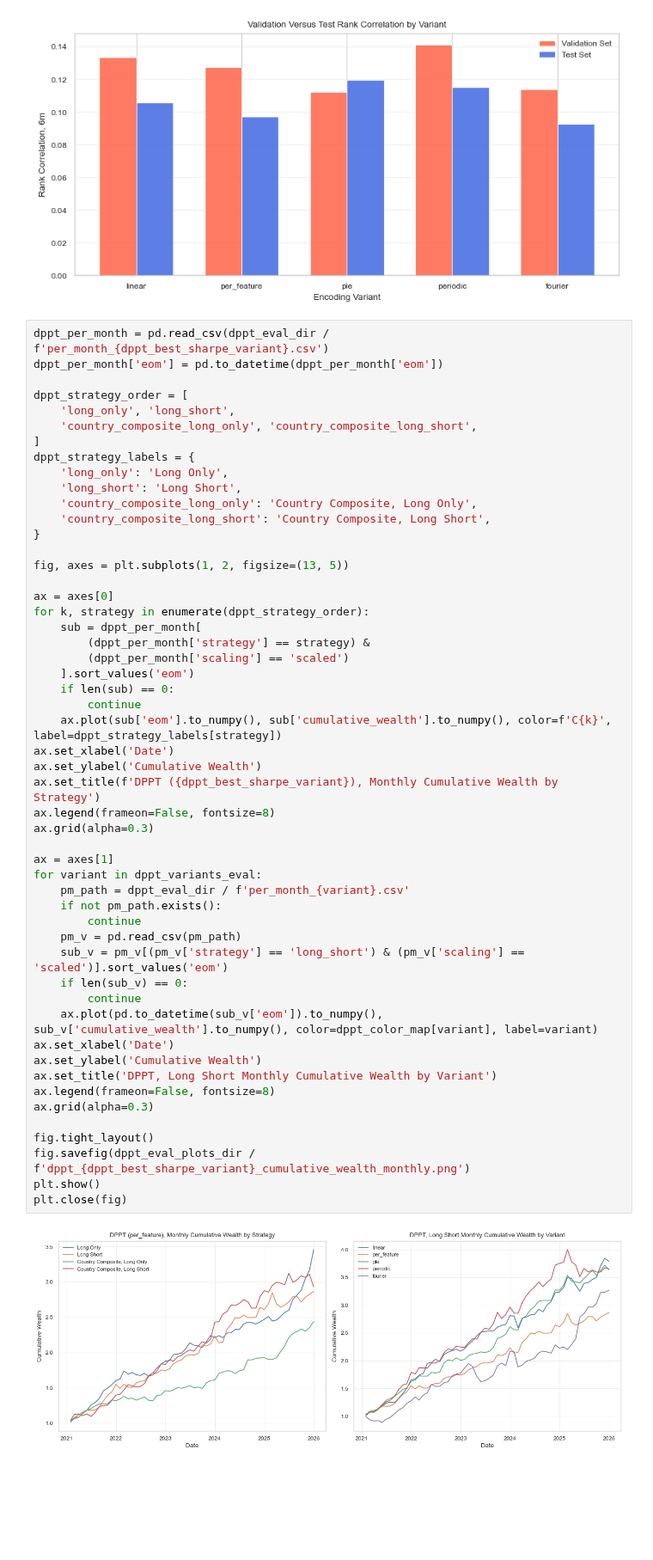
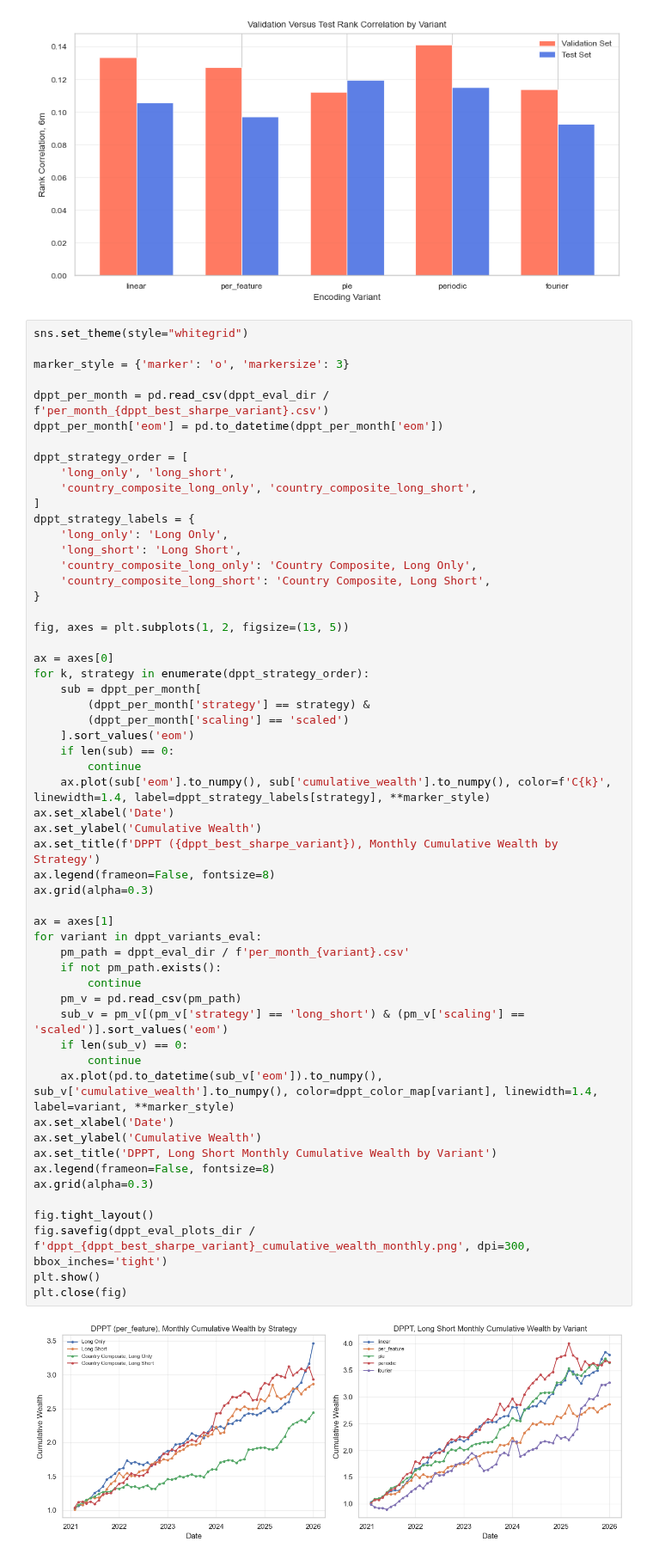
Before and after one commit to Hemasrikar/portfolio-transformers, a Jupyter notebook: notebooks/summary_plots.ipynb, the cells around one changed output. Shown at 86% size. Drawn from its saved outputs; the diff is of its cells as text; blank space fills up the shorter version.

Commit message:
added extra plots

```diff
--- a/notebooks/summary_plots.ipynb
+++ b/notebooks/summary_plots.ipynb
@@ -1571,6 +1571,10 @@ plt.close(fig)
 # %% [output]
 [figure]
 # %%
+sns.set_theme(style="whitegrid")
+
+marker_style = {'marker': 'o', 'markersize': 3}
+
 dppt_per_month = pd.read_csv(dppt_eval_dir / f'per_month_{dppt_best_sharpe_variant}.csv')
 dppt_per_month['eom'] = pd.to_datetime(dppt_per_month['eom'])
 
@@ -1593,37 +1597,37 @@ for k, strategy in enumerate(dppt_strategy_order):
         (dppt_per_month['strategy'] == strategy) &
         (dppt_per_month['scaling'] == 'scaled')
     ].sort_values('eom')
     if len(sub) == 0:
         continue
-    ax.plot(sub['eom'].to_numpy(), sub['cumulative_wealth'].to_numpy(), color=f'C{k}', label=dppt_strategy_labels[strategy])
+    ax.plot(sub['eom'].to_numpy(), sub['cumulative_wealth'].to_numpy(), color=f'C{k}', linewidth=1.4, label=dppt_strategy_labels[strategy], **marker_style)
 ax.set_xlabel('Date')
 ax.set_ylabel('Cumulative Wealth')
 ax.set_title(f'DPPT ({dppt_best_sharpe_variant}), Monthly Cumulative Wealth by Strategy')
 ax.legend(frameon=False, fontsize=8)
 ax.grid(alpha=0.3)
 
 ax = axes[1]
 for variant in dppt_variants_eval:
     pm_path = dppt_eval_dir / f'per_month_{variant}.csv'
     if not pm_path.exists():
         continue
     pm_v = pd.read_csv(pm_path)
     sub_v = pm_v[(pm_v['strategy'] == 'long_short') & (pm_v['scaling'] == 'scaled')].sort_values('eom')
     if len(sub_v) == 0:
         continue
-    ax.plot(pd.to_datetime(sub_v['eom']).to_numpy(), sub_v['cumulative_wealth'].to_numpy(), color=dppt_color_map[variant], label=variant)
+    ax.plot(pd.to_datetime(sub_v['eom']).to_numpy(), sub_v['cumulative_wealth'].to_numpy(), color=dppt_color_map[variant], linewidth=1.4, label=variant, **marker_style)
 ax.set_xlabel('Date')
 ax.set_ylabel('Cumulative Wealth')
 ax.set_title('DPPT, Long Short Monthly Cumulative Wealth by Variant')
 ax.legend(frameon=False, fontsize=8)
 ax.grid(alpha=0.3)
 
 fig.tight_layout()
-fig.savefig(dppt_eval_plots_dir / f'dppt_{dppt_best_sharpe_variant}_cumulative_wealth_monthly.png')
+fig.savefig(dppt_eval_plots_dir / f'dppt_{dppt_best_sharpe_variant}_cumulative_wealth_monthly.png', dpi=300, bbox_inches='tight')
 plt.show()
 plt.close(fig)
 # %% [output]
-[figure, old version]
+[figure, new version]
 # %%
 dppt_ls_mo = dppt_per_month[
     (dppt_per_month['strategy'] == 'long_short') &
```
Also changed, not shown: parts of 5 cells of this notebook, 9 other files.
